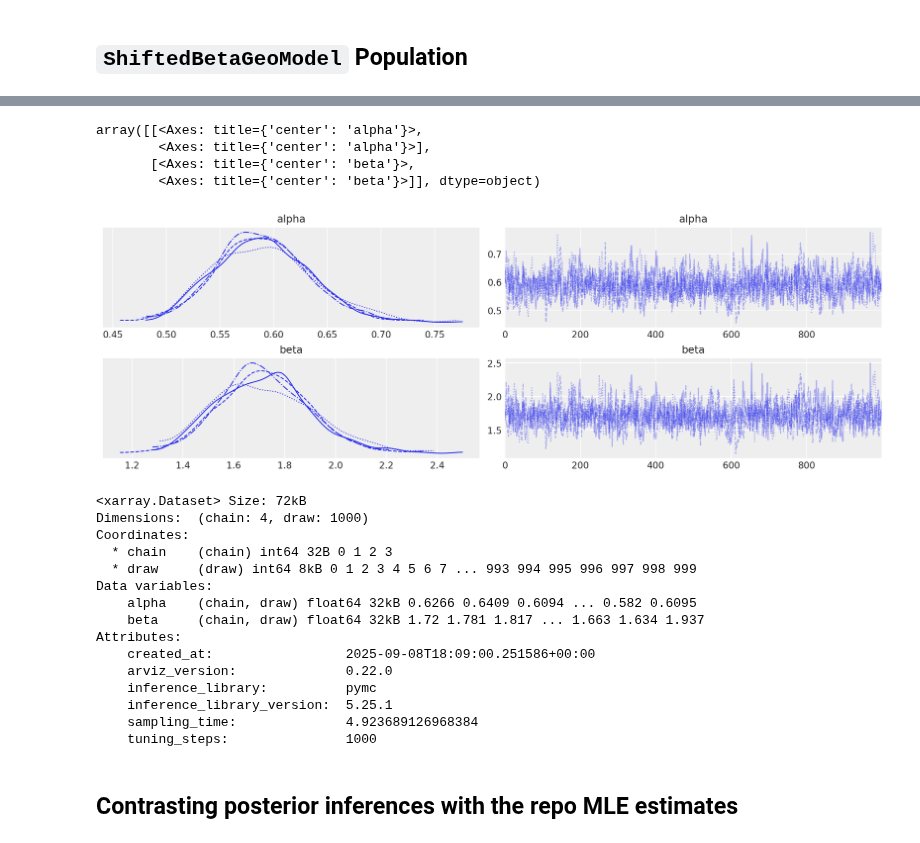
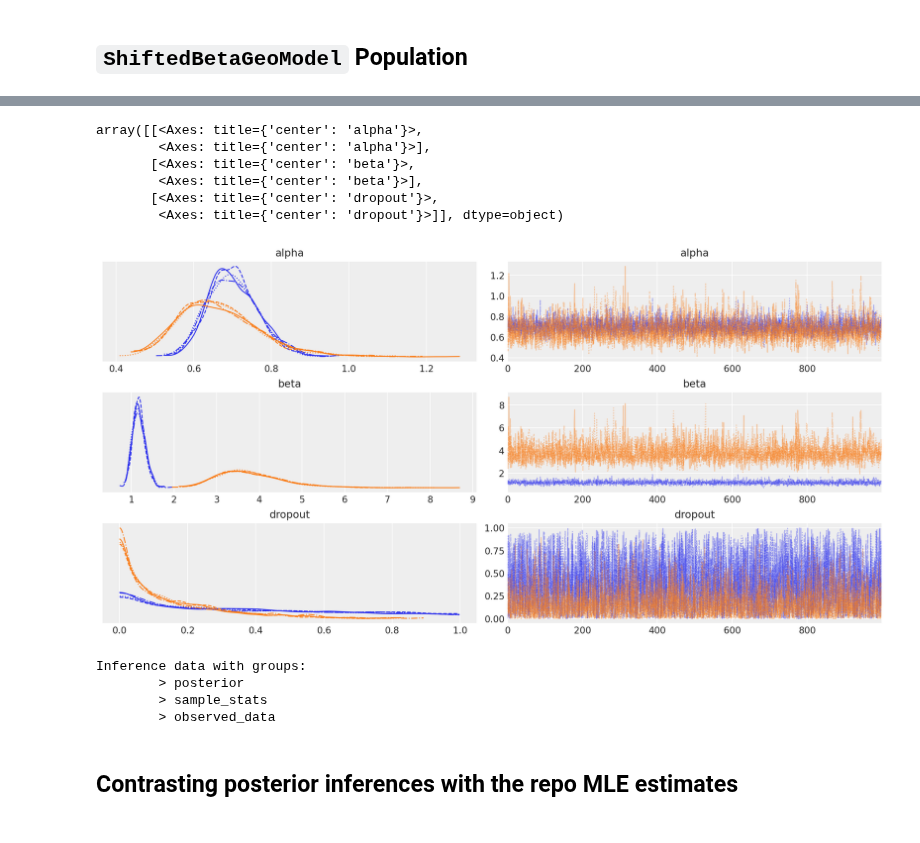
Before and after one commit to ColtAllen/pymc-marketing, a Jupyter notebook: docs/source/notebooks/clv/dev/sBG-Population.ipynb, the cells around one changed output, grey strips where cells are left out. Drawn from its saved outputs; the diff is of its cells as text; code cells hidden in the pictures.

Commit message:
cohort testing in nb

```diff
--- a/docs/source/notebooks/clv/dev/sBG-Population.ipynb
+++ b/docs/source/notebooks/clv/dev/sBG-Population.ipynb
@@ -221,29 +198,27 @@ Hierarchical pooling is slightly faster and posterior means match MLE estimates
+# %%
+cohort_idx = pd.Categorical(dataset["cohort"], categories=["regular","highend"]).codes  # shape (N,)
 # %%
 coords = {
     "customer_id": dataset["customer_id"],
-    "cohort": ["regular","highend"],#dataset["cohort"],
+    "cohort": ["regular","highend"],
 }
 with pm.Model(coords=coords) as model:
 
-    alpha = pm.HalfFlat("alpha")#,dims="cohort")
-    beta = pm.HalfFlat("beta")#,dims="cohort")
+    # alpha = pm.HalfFlat("alpha",dims="cohort")
+    # beta = pm.HalfFlat("beta",dims="cohort")
 
-    # phi = pm.Uniform("phi", lower=0, upper=1,dims=("customer_id","cohort",))
-    # kappa = pm.Pareto("kappa", alpha=1,m=1,dims=("customer_id","cohort",))
+    phi = pm.Uniform("phi", lower=0, upper=1,dims="cohort")
+    kappa = pm.Pareto("kappa", alpha=1,m=1,dims="cohort")
 
-    # alpha = pm.Deterministic("alpha", phi * kappa,dims=("customer_id","cohort",))
-    # beta = pm.Deterministic("beta", (1 - phi) * kappa,dims=("customer_id","cohort",))
+    alpha = pm.Deterministic("alpha", phi * kappa,dims="cohort")
+    beta = pm.Deterministic("beta", (1 - phi) * kappa,dims="cohort")
+    theta = pm.Beta("dropout",alpha=alpha,beta=beta)
 
-    #theta = pm.Beta("theta", alpha, beta, dims=("customer_id",))
 
-    sbg = clv.distributions.ShiftedBetaGeometric.dist(alpha,beta,shape=(2,))
-    # sbg = clv.distributions.ShiftedBetaGeometric(
-    #     "sbg",
-    #     alpha=alpha,
-    #     beta=beta,
-    #     observed=dataset_highend["t_churn"],
-    #     dims=("cohort"),
-    # )
+    sbg = clv.distributions.ShiftedBetaGeometric.dist(
+        alpha[cohort_idx],
+        beta[cohort_idx],
+    )
 
     pm.Censored(
         "churn_censored",
@@ -251,9 +226,9 @@ with pm.Model(coords=coords) as model:
         lower=None,
         upper=dataset["T"],
         observed=dataset["t_churn"],
-        dims=("customer_id","cohort",),
+        dims="customer_id",
     )
 
-    idata = pm.sample()
+    idata = pm.sample()#nuts_sampler="nutpie")
     #idata = pm.find_MAP()
 # %% [output]
@@ -261,29 +241,20 @@ ShapeError: Dimensionality of data and RV don't match. (actual 1 != expected 2)
 # %%
-az.plot_trace(idata)
+az.plot_trace(idata,var_names=["alpha", "beta", "dropout"])
 # %% [output]
 array([[<Axes: title={'center': 'alpha'}>,
         <Axes: title={'center': 'alpha'}>],
        [<Axes: title={'center': 'beta'}>,
-        <Axes: title={'center': 'beta'}>]], dtype=object)
+        <Axes: title={'center': 'beta'}>],
+       [<Axes: title={'center': 'dropout'}>,
+        <Axes: title={'center': 'dropout'}>]], dtype=object)
-[figure, old version]
+[figure, new version]
 # %%
-idata.posterior
+idata
 # %% [output]
-<xarray.Dataset> Size: 72kB
-Dimensions:  (chain: 4, draw: 1000)
-Coordinates:
-  * chain    (chain) int64 32B 0 1 2 3
-  * draw     (draw) int64 8kB 0 1 2 3 4 5 6 7 ... 993 994 995 996 997 998 999
-Data variables:
-    alpha    (chain, draw) float64 32kB 0.6266 0.6409 0.6094 ... 0.582 0.6095
-    beta     (chain, draw) float64 32kB 1.72 1.781 1.817 ... 1.663 1.634 1.937
-Attributes:
-    created_at:                 2025-09-08T18:09:00.251586+00:00
-    arviz_version:              0.22.0
-    inference_library:          pymc
-    inference_library_version:  5.25.1
-    sampling_time:              4.923689126968384
-    tuning_steps:               1000
+Inference data with groups:
+        > posterior
+        > sample_stats
+        > observed_data
 # %% [markdown]
 ## Contrasting posterior inferences with the repo MLE estimates
 # %% [markdown]
```
Also changed, not shown: parts of 17 cells of this notebook.
